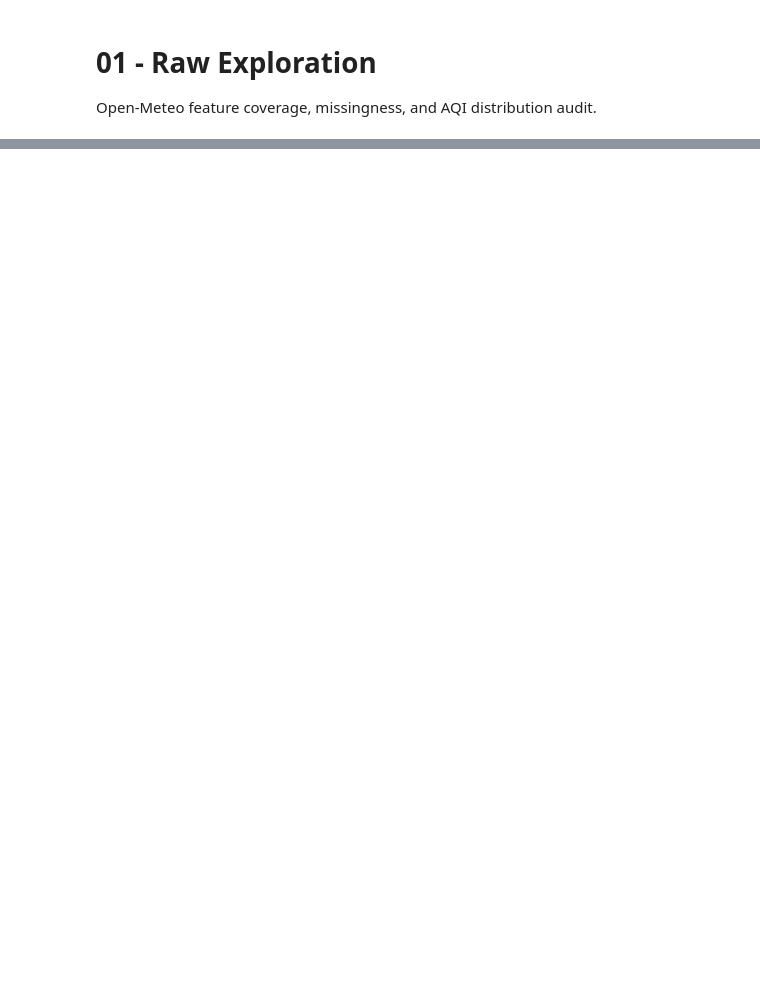
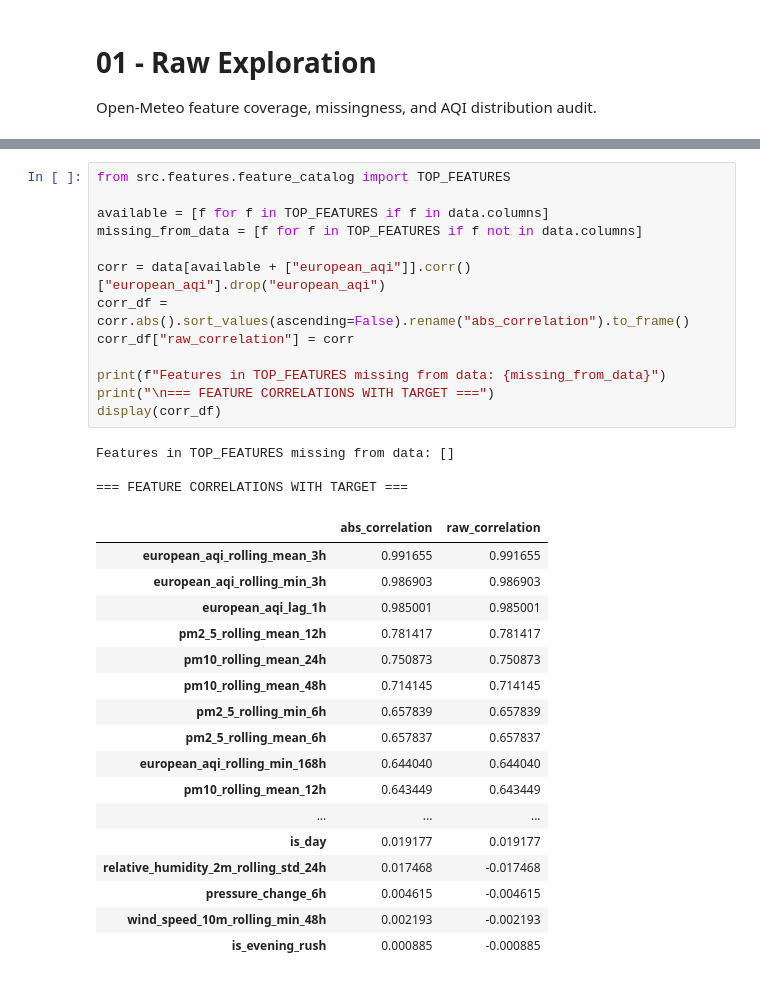
Before and after one commit to mwasifshkeel/pearls-aqi-predictor, a Jupyter notebook: src/eda/01_raw_exploration.ipynb, the cells around one changed output, grey strips where cells are left out. Cells and saved outputs as stored; diff of their text form; blank space fills up the shorter version.

```diff
--- a/src/eda/01_raw_exploration.ipynb
+++ b/src/eda/01_raw_exploration.ipynb
@@ -110,0 +232,34 @@ display(monthly)
+# %%
+from src.features.feature_catalog import TOP_FEATURES
+
+available = [f for f in TOP_FEATURES if f in data.columns]
+missing_from_data = [f for f in TOP_FEATURES if f not in data.columns]
+
+corr = data[available + ["european_aqi"]].corr()["european_aqi"].drop("european_aqi")
+corr_df = corr.abs().sort_values(ascending=False).rename("abs_correlation").to_frame()
+corr_df["raw_correlation"] = corr
+
+print(f"Features in TOP_FEATURES missing from data: {missing_from_data}")
+print("\n=== FEATURE CORRELATIONS WITH TARGET ===")
+display(corr_df)
+# %% [output]
+Features in TOP_FEATURES missing from data: []
+
+=== FEATURE CORRELATIONS WITH TARGET ===
+|  | abs_correlation | raw_correlation |
+| european_aqi_rolling_mean_3h | 0.991655 | 0.991655 |
+| european_aqi_rolling_min_3h | 0.986903 | 0.986903 |
+| european_aqi_lag_1h | 0.985001 | 0.985001 |
+| pm2_5_rolling_mean_12h | 0.781417 | 0.781417 |
+| pm10_rolling_mean_24h | 0.750873 | 0.750873 |
+| pm10_rolling_mean_48h | 0.714145 | 0.714145 |
+| pm2_5_rolling_min_6h | 0.657839 | 0.657839 |
+| pm2_5_rolling_mean_6h | 0.657837 | 0.657837 |
+| european_aqi_rolling_min_168h | 0.644040 | 0.644040 |
+| pm10_rolling_mean_12h | 0.643449 | 0.643449 |
+| ... | ... | ... |
+| is_day | 0.019177 | 0.019177 |
+| relative_humidity_2m_rolling_std_24h | 0.017468 | -0.017468 |
+| pressure_change_6h | 0.004615 | -0.004615 |
+| wind_speed_10m_rolling_min_48h | 0.002193 | -0.002193 |
+| is_evening_rush | 0.000885 | -0.000885 |
```
Also changed, not shown: parts of 10 cells of this notebook, 10 other files.
